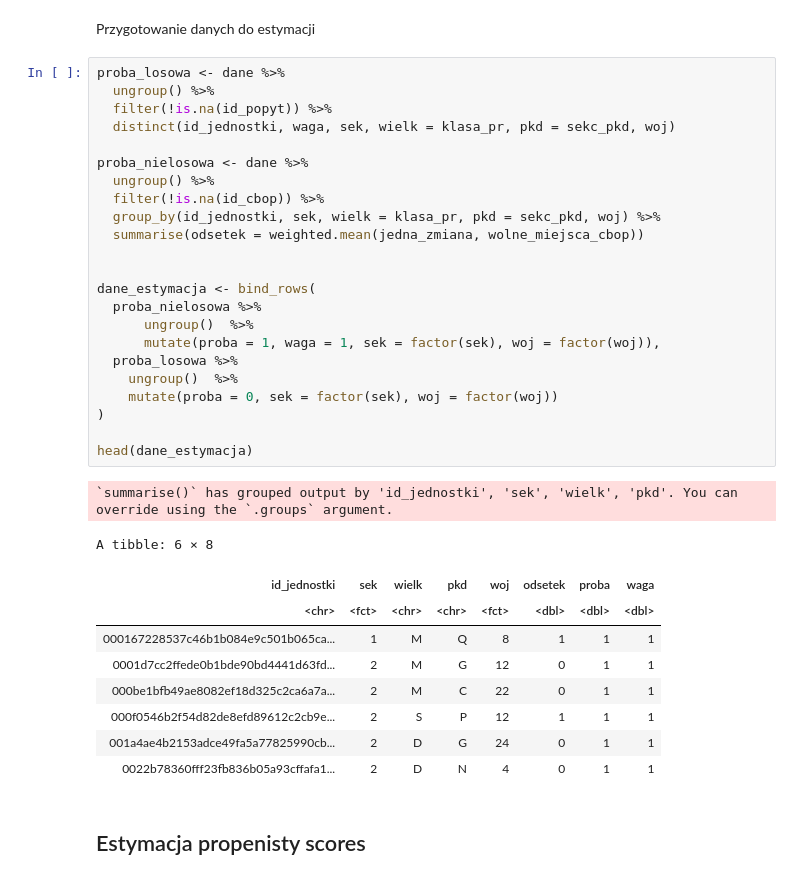
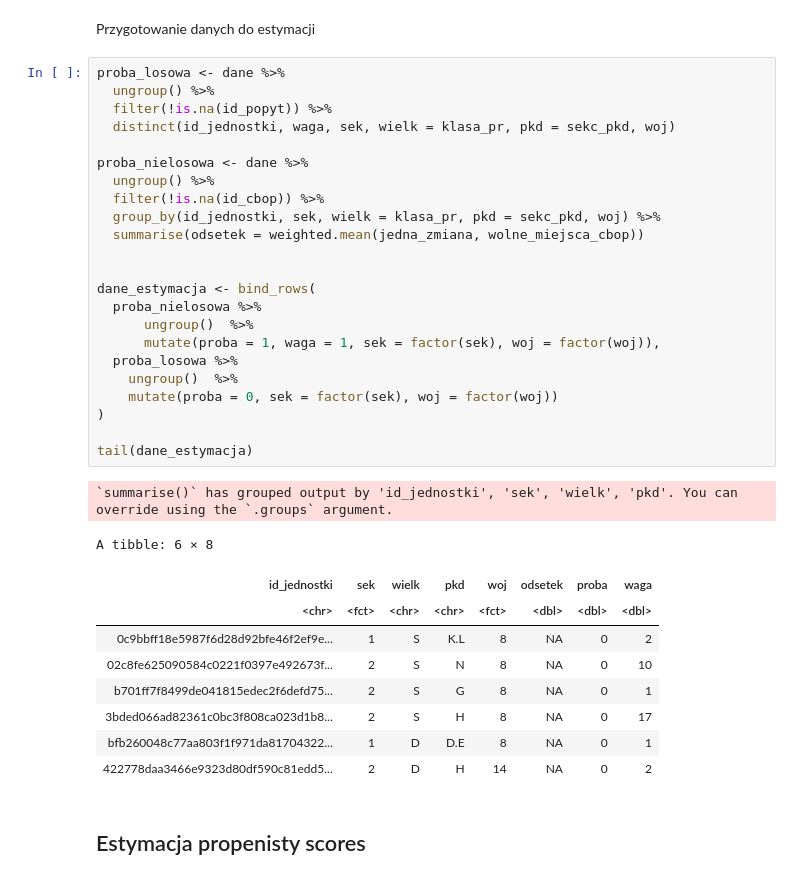
Before and after one commit to DepartmentOfStatisticsPUE/bi-2021, a Jupyter notebook: materialy-wyklady/bi_2021_05_10.ipynb, the cells around one changed output. Saved outputs shown, nothing was run; the diff lists cells and outputs as text.

```diff
--- a/materialy-wyklady/bi_2021_05_10.ipynb
+++ b/materialy-wyklady/bi_2021_05_10.ipynb
@@ -116,37 +116,37 @@ Przygotowanie danych do estymacji
 # %%
 proba_losowa <- dane %>%
   ungroup() %>%
   filter(!is.na(id_popyt)) %>%
   distinct(id_jednostki, waga, sek, wielk = klasa_pr, pkd = sekc_pkd, woj)
 
 proba_nielosowa <- dane %>%
   ungroup() %>%
   filter(!is.na(id_cbop)) %>%
   group_by(id_jednostki, sek, wielk = klasa_pr, pkd = sekc_pkd, woj) %>%
   summarise(odsetek = weighted.mean(jedna_zmiana, wolne_miejsca_cbop))
 
 
 dane_estymacja <- bind_rows(
   proba_nielosowa %>%
       ungroup()  %>%
       mutate(proba = 1, waga = 1, sek = factor(sek), woj = factor(woj)),
   proba_losowa %>%
     ungroup()  %>%
     mutate(proba = 0, sek = factor(sek), woj = factor(woj))
 )
 
-head(dane_estymacja)
+tail(dane_estymacja)
 # %% [output]
 `summarise()` has grouped output by 'id_jednostki', 'sek', 'wielk', 'pkd'. You can override using the `.groups` argument.
 A tibble: 6 × 8
 | id_jednostki | sek | wielk | pkd | woj | odsetek | proba | waga |
 | <chr> | <fct> | <chr> | <chr> | <fct> | <dbl> | <dbl> | <dbl> |
-| 000167228537c46b1b084e9c501b065ca... | 1 | M | Q | 8 | 1 | 1 | 1 |
-| 0001d7cc2ffede0b1bde90bd4441d63fd... | 2 | M | G | 12 | 0 | 1 | 1 |
-| 000be1bfb49ae8082ef18d325c2ca6a7a... | 2 | M | C | 22 | 0 | 1 | 1 |
-| 000f0546b2f54d82de8efd89612c2cb9e... | 2 | S | P | 12 | 1 | 1 | 1 |
-| 001a4ae4b2153adce49fa5a77825990cb... | 2 | D | G | 24 | 0 | 1 | 1 |
-| 0022b78360fff23fb836b05a93cffafa1... | 2 | D | N | 4 | 0 | 1 | 1 |
+| 0c9bbff18e5987f6d28d92bfe46f2ef9e... | 1 | S | K.L | 8 | NA | 0 | 2 |
+| 02c8fe625090584c0221f0397e492673f... | 2 | S | N | 8 | NA | 0 | 10 |
+| b701ff7f8499de041815edec2f6defd75... | 2 | S | G | 8 | NA | 0 | 1 |
+| 3bded066ad82361c0bc3f808ca023d1b8... | 2 | S | H | 8 | NA | 0 | 17 |
+| bfb260048c77aa803f1f971da81704322... | 1 | D | D.E | 8 | NA | 0 | 1 |
+| 422778daa3466e9323d80df590c81edd5... | 2 | D | H | 14 | NA | 0 | 2 |
 # %% [markdown]
 ## Estymacja propenisty scores
 # %% [markdown]
```
Also changed, not shown: parts of 6 cells of this notebook.
